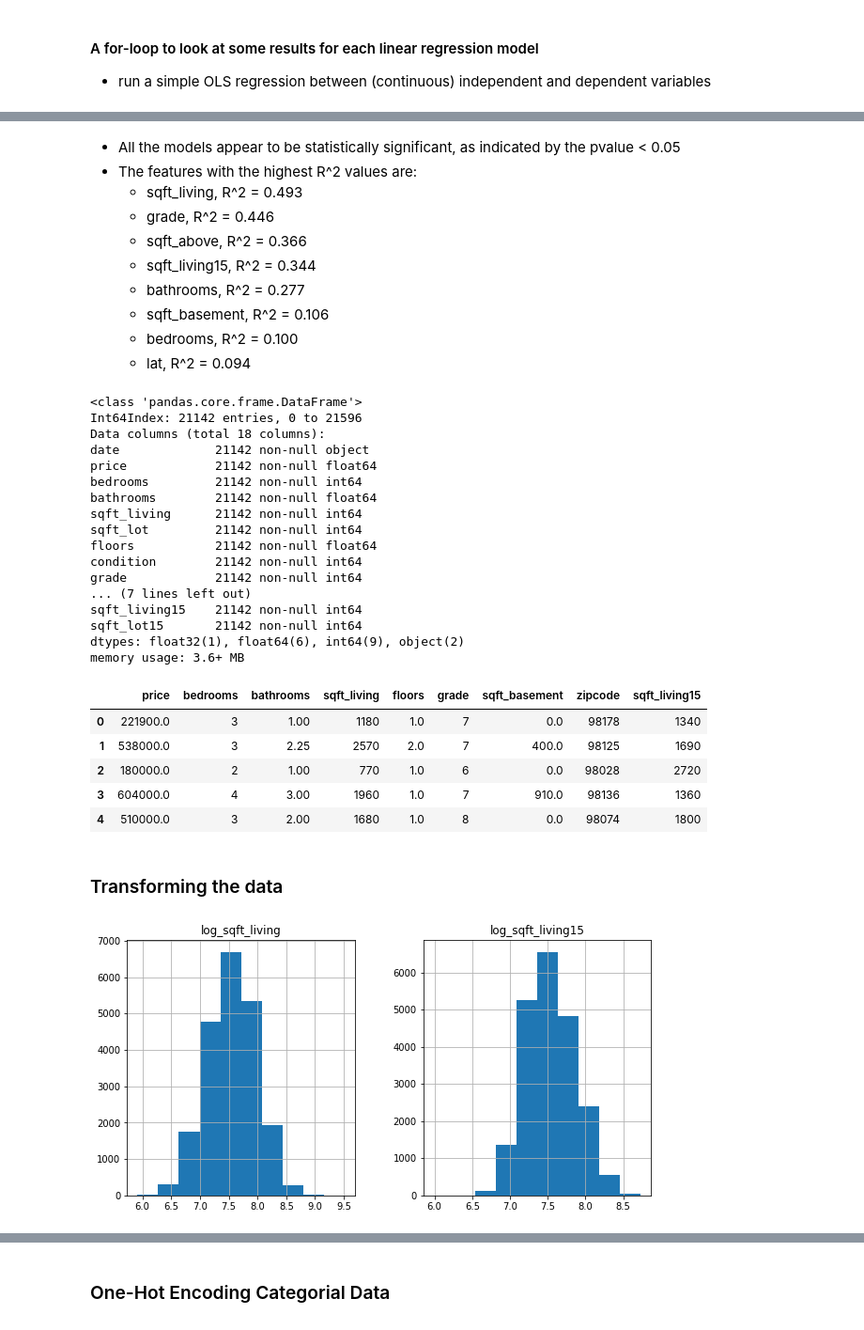
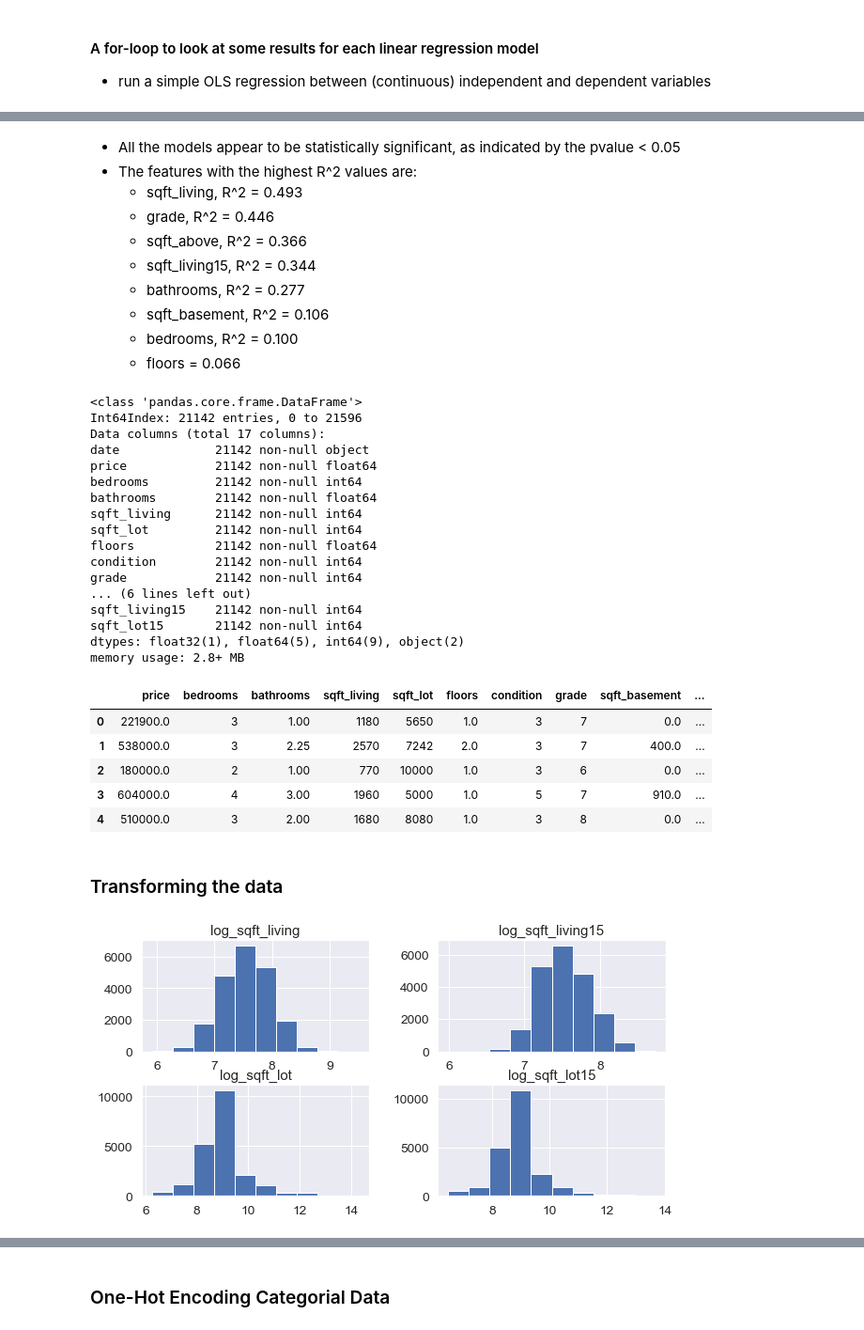
Before and after one commit to taramullin/dsc-1-final-project-online-ds-pt-041519, a Jupyter notebook: student.ipynb, the cells around one changed output, grey strips where cells are left out. Shown at 94% size. Cells and saved outputs as stored; diff of their text form; code cells hidden in the pictures.

```diff
--- a/student.ipynb
+++ b/student.ipynb
@@ -305,11 +284,11 @@ df.waterfront.isna().sum() / df.shape[0]
 * 18% of our data is null in **yr_renovated**
 * 11% of our data is null in **waterfront**
 # %%
-#Let's turn yr_renovated into a boolean to show if the house has ever
-# been renovated
+#Since there is significant about of entries in yr-renovated that are missing,
+#Let's assuming missing entries have not been renovated and turn yr_renovated into a
+#boolean to show if the house has ever been renovated
 
 df['yr_renovated'].fillna(0, inplace=True)
 
 df['yr_renovated'].isnull().sum()
 df['yr_renovated'] = df['yr_renovated'].astype(bool)
-df['renovated'] = df['yr_renovated']
@@ -404,7 +365,8 @@ Name: view, dtype: int64
 # %%
 df = df.drop('waterfront', axis=1) #drop waterfront column
 df = df.drop('view', axis=1) #drop view column
-df = df.drop('id', axis=1) #drop id column, this won't help us predict house price
+df = df.drop('yr_renovated', axis =1) #drop yr_renovated column
+df = df.drop('id', axis = 1) #drop id, it won't tell us anything about price
 # %% [markdown]
 ## Data Exploration
 
@@ -727,13 +701,13 @@ price~sqft_lot15
     - bathrooms, R^2 = 0.277
     - sqft_basement, R^2 = 0.106
     - bedrooms, R^2 = 0.100
-    - lat, R^2 = 0.094
+    - floors = 0.066
 # %%
 df.info()
 # %% [output]
 <class 'pandas.core.frame.DataFrame'>
 Int64Index: 21142 entries, 0 to 21596
-Data columns (total 18 columns):
+Data columns (total 17 columns):
 date             21142 non-null object
 price            21142 non-null float64
 bedrooms         21142 non-null int64
@@ -743,32 +717,37 @@ sqft_lot         21142 non-null int64
 floors           21142 non-null float64
 condition        21142 non-null int64
 grade            21142 non-null int64
-... (7 lines left out)
+... (6 lines left out)
 sqft_living15    21142 non-null int64
 sqft_lot15       21142 non-null int64
-dtypes: float32(1), float64(6), int64(9), object(2)
-memory usage: 3.6+ MB
+dtypes: float32(1), float64(5), int64(9), object(2)
+memory usage: 2.8+ MB
 # %%
+#choosing my features. I'll drop sqft_above, since it is highly correlated with sqft_living
+#info will be duplicated by keeping both sqft_above and sqft_living. Also, dropping yr_built, lat
+#and long
 features = df.iloc[:, 1:19]
-to_drop = ["sqft_above", "sqft_lot", "sqft_lot15", "yr_built", "yr_renovated","lat","long", 'condition']
+to_drop = ["sqft_above", "yr_built","lat","long"]
 features = features.drop(to_drop, axis=1)
 features.head()
 # %% [output]
-|  | price | bedrooms | bathrooms | sqft_living | floors | grade | sqft_basement | zipcode | sqft_living15 |
-| 0 | 221900.0 | 3 | 1.00 | 1180 | 1.0 | 7 | 0.0 | 98178 | 1340 |
-| 1 | 538000.0 | 3 | 2.25 | 2570 | 2.0 | 7 | 400.0 | 98125 | 1690 |
-| 2 | 180000.0 | 2 | 1.00 | 770 | 1.0 | 6 | 0.0 | 98028 | 2720 |
-| 3 | 604000.0 | 4 | 3.00 | 1960 | 1.0 | 7 | 910.0 | 98136 | 1360 |
-| 4 | 510000.0 | 3 | 2.00 | 1680 | 1.0 | 8 | 0.0 | 98074 | 1800 |
+|  | price | bedrooms | bathrooms | sqft_living | sqft_lot | floors | condition | grade | sqft_basement | ... |
+| 0 | 221900.0 | 3 | 1.00 | 1180 | 5650 | 1.0 | 3 | 7 | 0.0 | ... |
+| 1 | 538000.0 | 3 | 2.25 | 2570 | 7242 | 2.0 | 3 | 7 | 400.0 | ... |
+| 2 | 180000.0 | 2 | 1.00 | 770 | 10000 | 1.0 | 3 | 6 | 0.0 | ... |
+| 3 | 604000.0 | 4 | 3.00 | 1960 | 5000 | 1.0 | 5 | 7 | 910.0 | ... |
+| 4 | 510000.0 | 3 | 2.00 | 1680 | 8080 | 1.0 | 3 | 8 | 0.0 | ... |
 # %% [markdown]
 ### Transforming the data
 # %%
 features_transformed = pd.DataFrame([])
 features_transformed['log_sqft_living'] = np.log(features['sqft_living'])
 features_transformed['log_sqft_living15'] = np.log(features['sqft_living15'])
+features_transformed['log_sqft_lot']=np.log(features['sqft_lot'])
+features_transformed['log_sqft_lot15']=np.log(features['sqft_lot15'])
 features_transformed.hist(figsize = [10,5]);
 # %% [output]
-[figure, old version]
+[figure, new version]
 # %%
 features_transformed.head()
 # %% [output]
```
Also changed, not shown: parts of 194 cells of this notebook.
